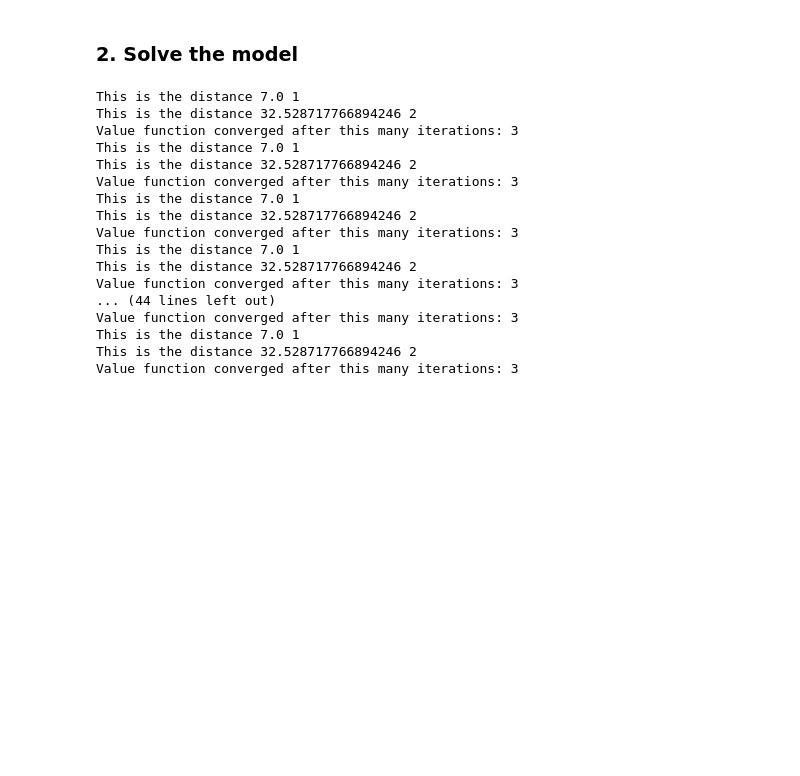
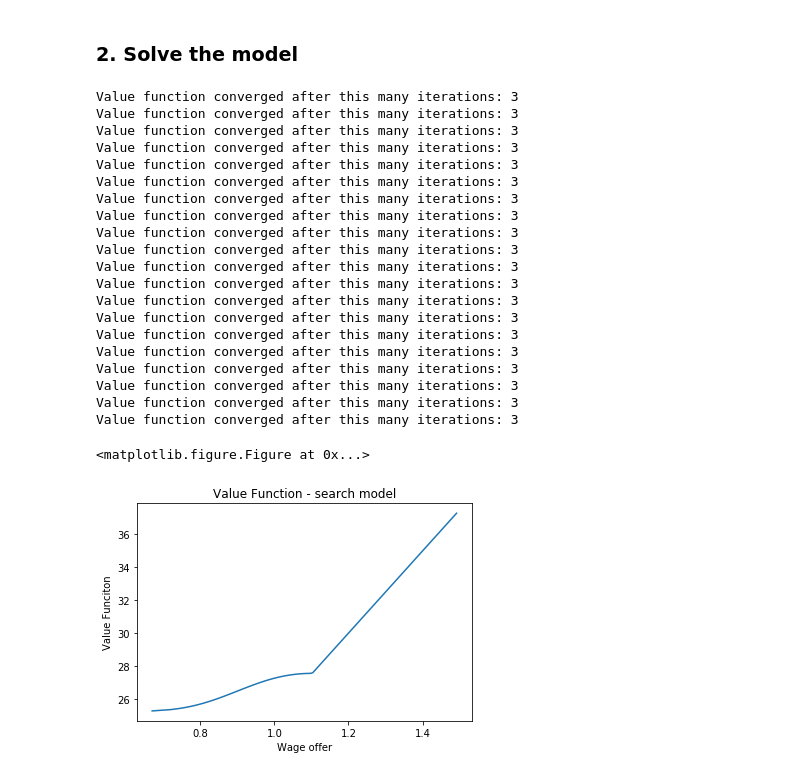
Before and after one commit to Cacheell/BootCamp2018, a Jupyter notebook: ProbSets/Econ/week1.ipynb, the cells around one changed output. Cells and saved outputs as stored; diff of their text form; code cells hidden in the pictures; blank space fills up the shorter version.

```diff
--- a/ProbSets/Econ/week1.ipynb
+++ b/ProbSets/Econ/week1.ipynb
@@ -535,7 +506,7 @@ size_b = len(b)
 # Taste shock parameters: AR(1) process:
 mu = 0
 sigma = .15
-size_w = 10
+size_w = 100
 rho = 0
 '''
 ------------------------------------------------------------------------
@@ -588,7 +559,6 @@ for q in range(20):
     Vstore = np.zeros((size_w, VFmaxiter)) #initialize Vstore array
     VFiter = 1
     while VFdist > VFtol and VFiter < VFmaxiter:
-        print('This is the distance', VFdist, VFiter)
         for i in range(size_w): # loop over w
             EV = 0
             for ii in range(size_w):  # loop over w
@@ -612,21 +582,37 @@ for q in range(20):
     VF = V # solution to the functional equation
     threshold_vec[q]=w_grid[np.argmax(PF_discrete)]
 # %% [output]
-This is the distance 7.0 1
-This is the distance 32.528717766894246 2
 Value function converged after this many iterations: 3
-This is the distance 7.0 1
-This is the distance 32.528717766894246 2
 Value function converged after this many iterations: 3
-This is the distance 7.0 1
-This is the distance 32.528717766894246 2
 Value function converged after this many iterations: 3
-This is the distance 7.0 1
-This is the distance 32.528717766894246 2
 Value function converged after this many iterations: 3
-... (44 lines left out)
 Value function converged after this many iterations: 3
-This is the distance 7.0 1
-This is the distance 32.528717766894246 2
 Value function converged after this many iterations: 3
+Value function converged after this many iterations: 3
+Value function converged after this many iterations: 3
+Value function converged after this many iterations: 3
+Value function converged after this many iterations: 3
+Value function converged after this many iterations: 3
+Value function converged after this many iterations: 3
+Value function converged after this many iterations: 3
+Value function converged after this many iterations: 3
+Value function converged after this many iterations: 3
+Value function converged after this many iterations: 3
+Value function converged after this many iterations: 3
+Value function converged after this many iterations: 3
+Value function converged after this many iterations: 3
+Value function converged after this many iterations: 3
+# %%
+# Plot value function
+plt.figure()
+fig, ax = plt.subplots()
+ax.plot(w_grid[:], VF[:])
+#set the fontsize
+plt.xlabel('Wage offer')
+plt.ylabel('Value Funciton')
+plt.title('Value Function - search model')
+plt.show()
+# %% [output]
+<matplotlib.figure.Figure at 0x...>
+[figure, added]
 # %%
```
Also changed, not shown: parts of 5 cells of this notebook, 4 other files.
